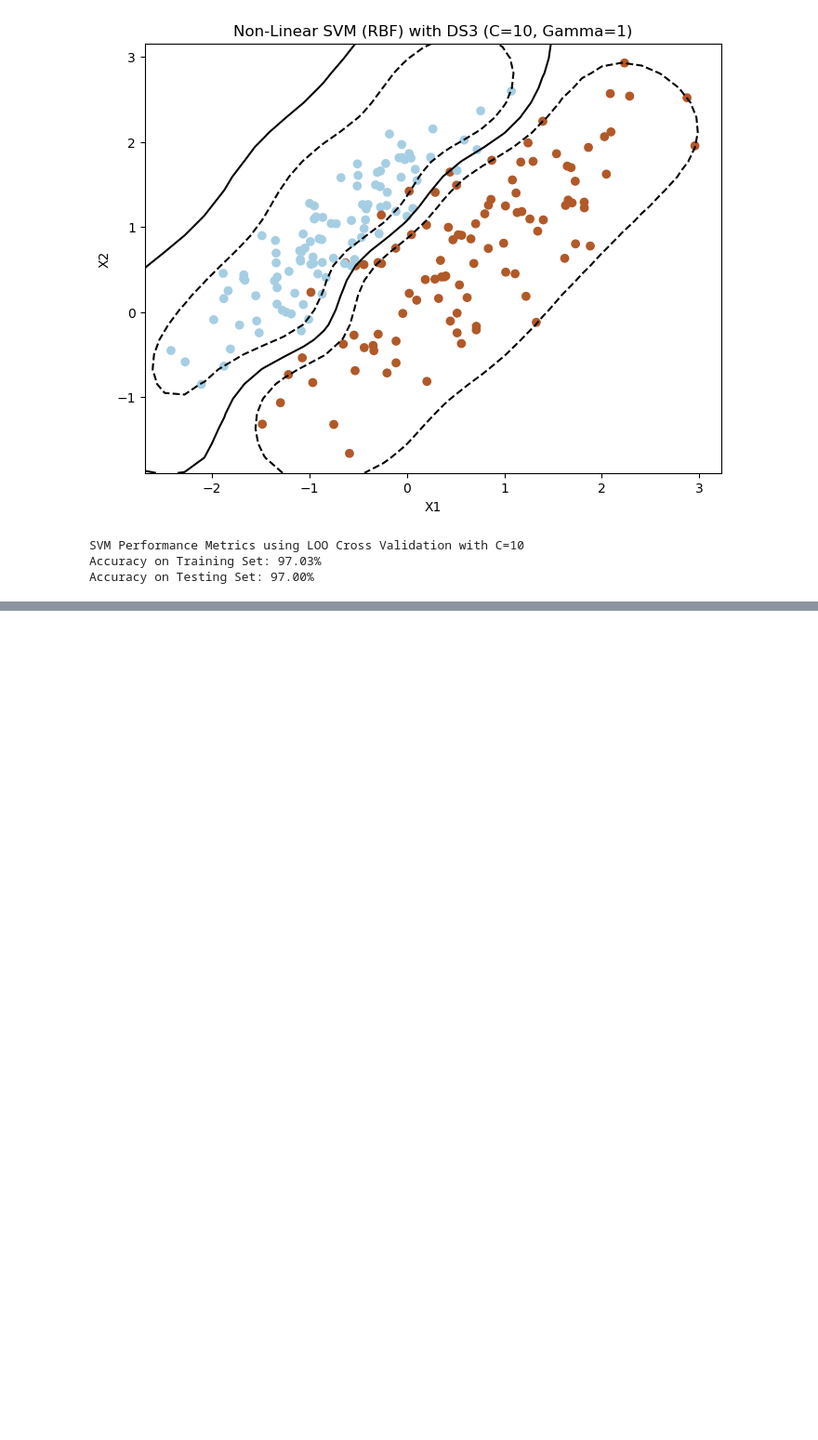
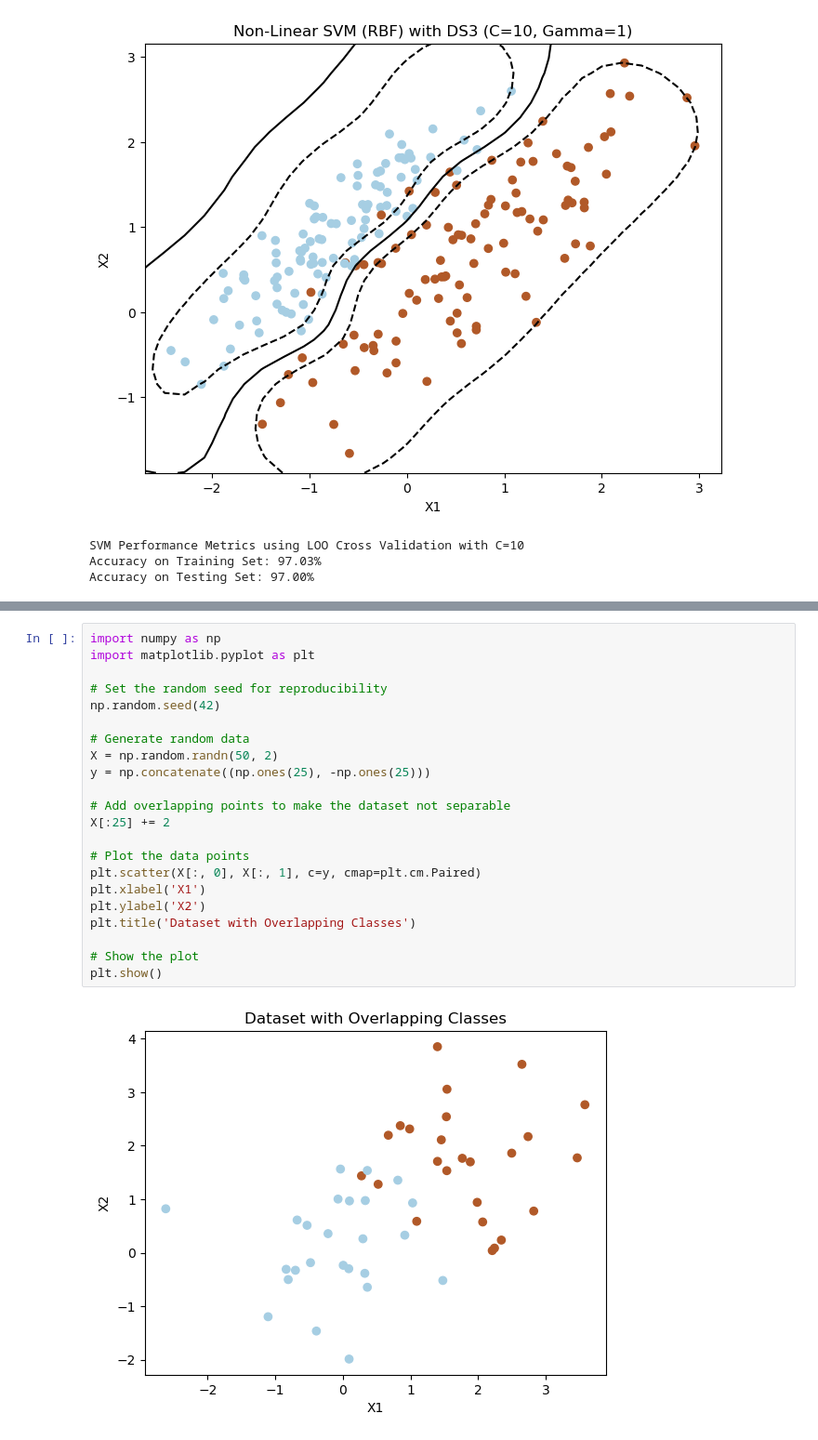
Before and after one commit to asif-jc/Support-Vector-Machine, a Jupyter notebook: Linear SVM Model.ipynb, the cells around one changed output, grey strips where cells are left out. Shown at 93% size. Saved outputs shown, nothing was run; the diff lists cells and outputs as text; blank space fills up the shorter version.

```diff
--- a/Linear SVM Model.ipynb
+++ b/Linear SVM Model.ipynb
@@ -316,3 +315,27 @@ Accuracy on Training Set: 97.03%
 Accuracy on Testing Set: 97.00%
 
 ---------------------------------------------------------------
+# %%
+import numpy as np
+import matplotlib.pyplot as plt
+
+# Set the random seed for reproducibility
+np.random.seed(42)
+
+# Generate random data
+X = np.random.randn(50, 2)
+y = np.concatenate((np.ones(25), -np.ones(25)))
+
+# Add overlapping points to make the dataset not separable
+X[:25] += 2
+
+# Plot the data points
+plt.scatter(X[:, 0], X[:, 1], c=y, cmap=plt.cm.Paired)
+plt.xlabel('X1')
+plt.ylabel('X2')
+plt.title('Dataset with Overlapping Classes')
+
+# Show the plot
+plt.show()
+# %% [output]
+[figure, added]
```
Also changed, not shown: parts of 3 cells of this notebook.
